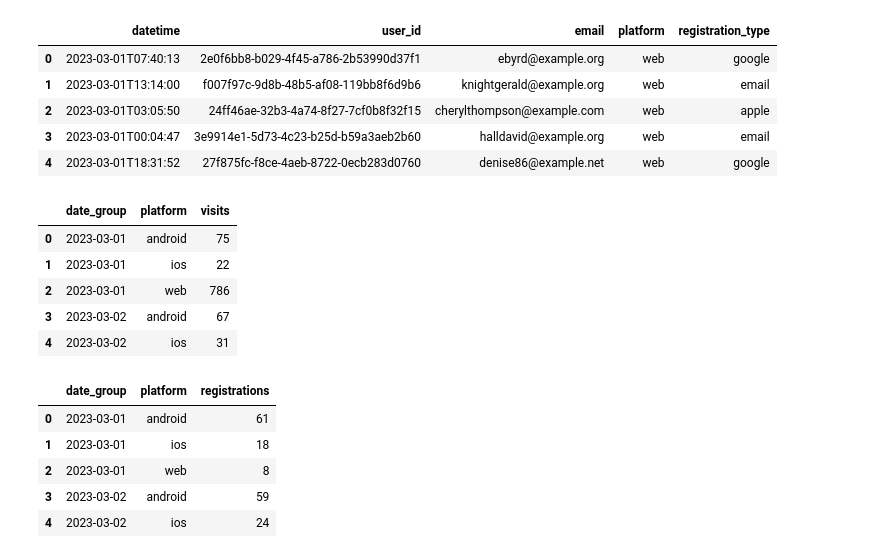
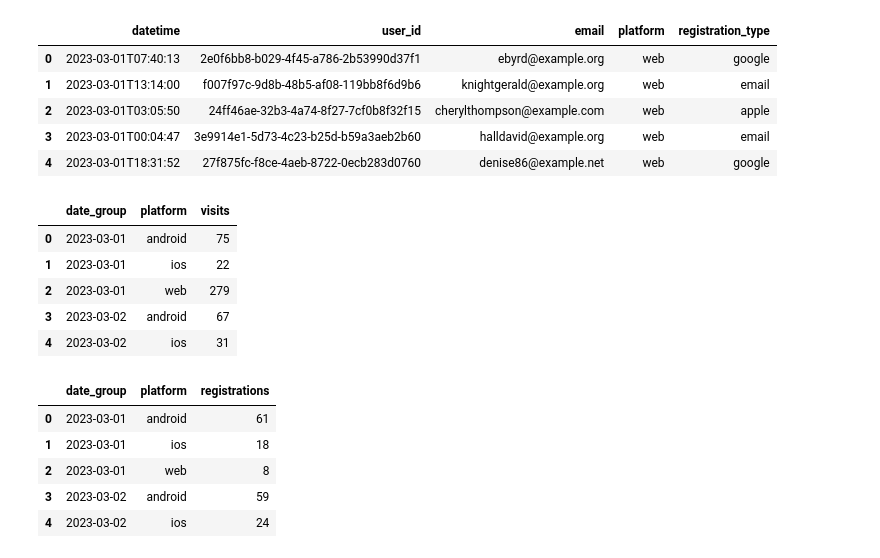
Before and after one commit to mrvdanilov/python-for-data-analysts-project-100, a Jupyter notebook: charts_project.ipynb, the cells around one changed output. Saved outputs shown, nothing was run; the diff lists cells and outputs as text; code cells hidden in the pictures.

```diff
--- a/charts_project.ipynb
+++ b/charts_project.ipynb
@@ -53,22 +53,25 @@ regs_df.head()
 # %%
 def prepare_visits(df):
     mask = df['user_agent'].str.contains('bot')
     df = df[~mask]
+
+    df = df.sort_values(by=['visit_id', 'datetime'])
     df = df.drop_duplicates(subset='visit_id', keep='last')
 
     df['datetime'] = pd.to_datetime(df['datetime'])
     df['date_group'] = df['datetime'].dt.date
+    df = df.sort_values(by='date_group')
     df = df.groupby(['date_group', 'platform']).size().reset_index(name='visits')
 
     return df
 
 prepared_visits_df = prepare_visits(visits_df)
 prepared_visits_df.head()
 # %% [output]
 |  | date_group | platform | visits |
 | 0 | 2023-03-01 | android | 75 |
 | 1 | 2023-03-01 | ios | 22 |
-| 2 | 2023-03-01 | web | 786 |
+| 2 | 2023-03-01 | web | 279 |
 | 3 | 2023-03-02 | android | 67 |
 | 4 | 2023-03-02 | ios | 31 |
 # %%
```
Also changed, not shown: parts of 1 cell of this notebook.
